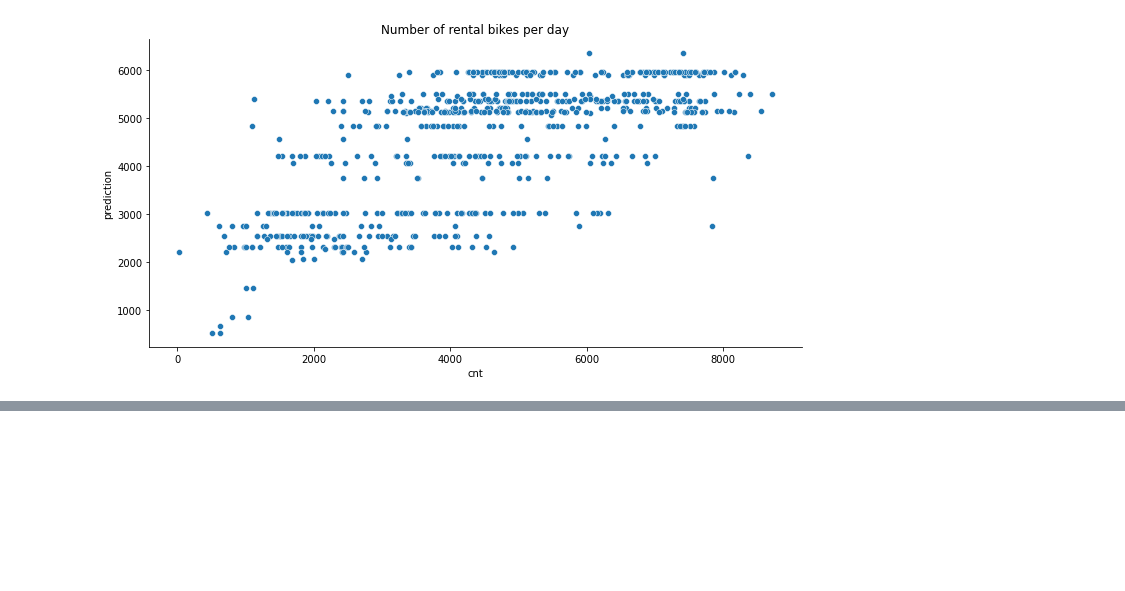
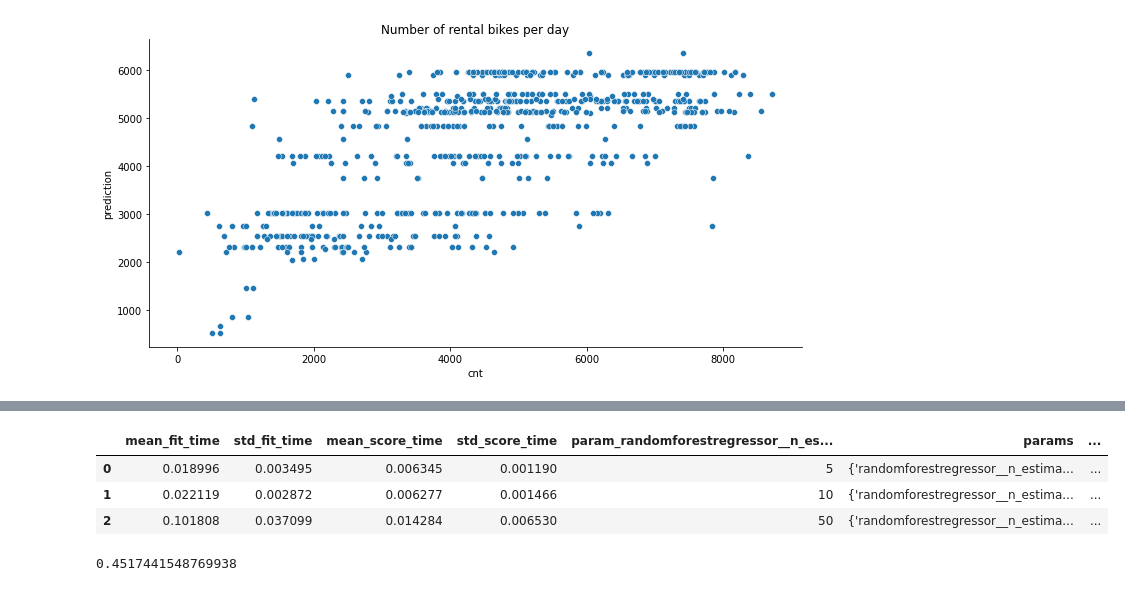
Before and after one commit to khrapovs/playing-with-uci-bike-sharing-data, a Jupyter notebook: notebook.ipynb, the cells around one changed output, grey strips where cells are left out. Saved outputs shown, nothing was run; the diff lists cells and outputs as text; code cells hidden in the pictures; blank space fills up the shorter version.

```diff
--- a/notebook.ipynb
+++ b/notebook.ipynb
@@ -224,0 +250,7 @@ plt.show()
+# %%
+%%time
+
+param_grid = [{"randomforestregressor__n_estimators": [5, 10, 50]}]
+grid_search = GridSearchCV(estimator=pipeline, param_grid=param_grid, scoring="r2")
+grid_search.fit(X=data_train, y=y_train)
+grid_search_results = pd.DataFrame(grid_search.cv_results_)
@@ -224,0 +260,11 @@ plt.show()
+# %%
+grid_search_results
+# %% [output]
+|  | mean_fit_time | std_fit_time | mean_score_time | std_score_time | param_randomforestregressor__n_es... | params | ... |
+| 0 | 0.018996 | 0.003495 | 0.006345 | 0.001190 | 5 | {'randomforestregressor__n_estima... | ... |
+| 1 | 0.022119 | 0.002872 | 0.006277 | 0.001466 | 10 | {'randomforestregressor__n_estima... | ... |
+| 2 | 0.101808 | 0.037099 | 0.014284 | 0.006530 | 50 | {'randomforestregressor__n_estima... | ... |
+# %%
+grid_search.best_estimator_.score(X=data_train, y=y_train)
+# %% [output]
+0.4517441548769938
```
Also changed, not shown: parts of 5 cells of this notebook.
